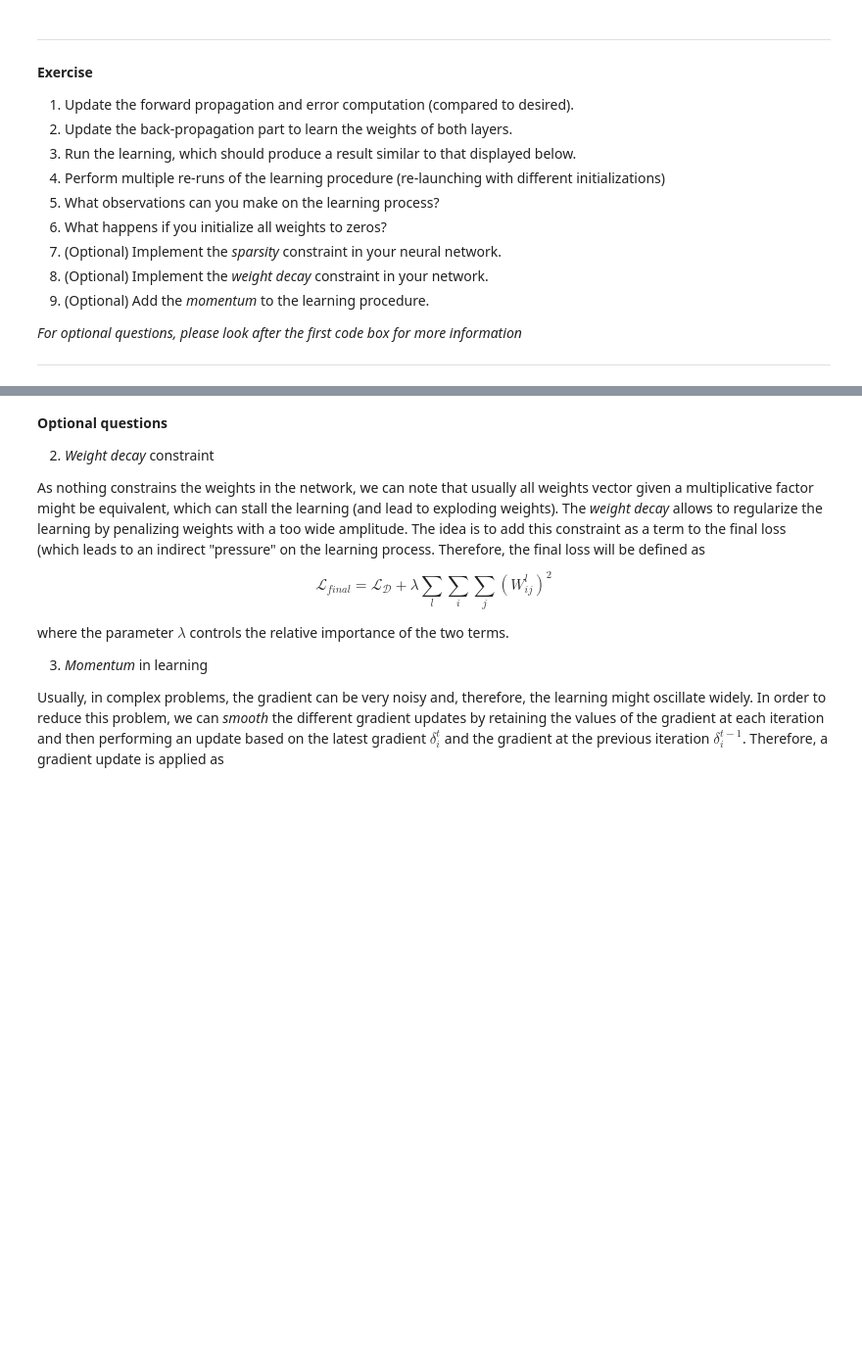
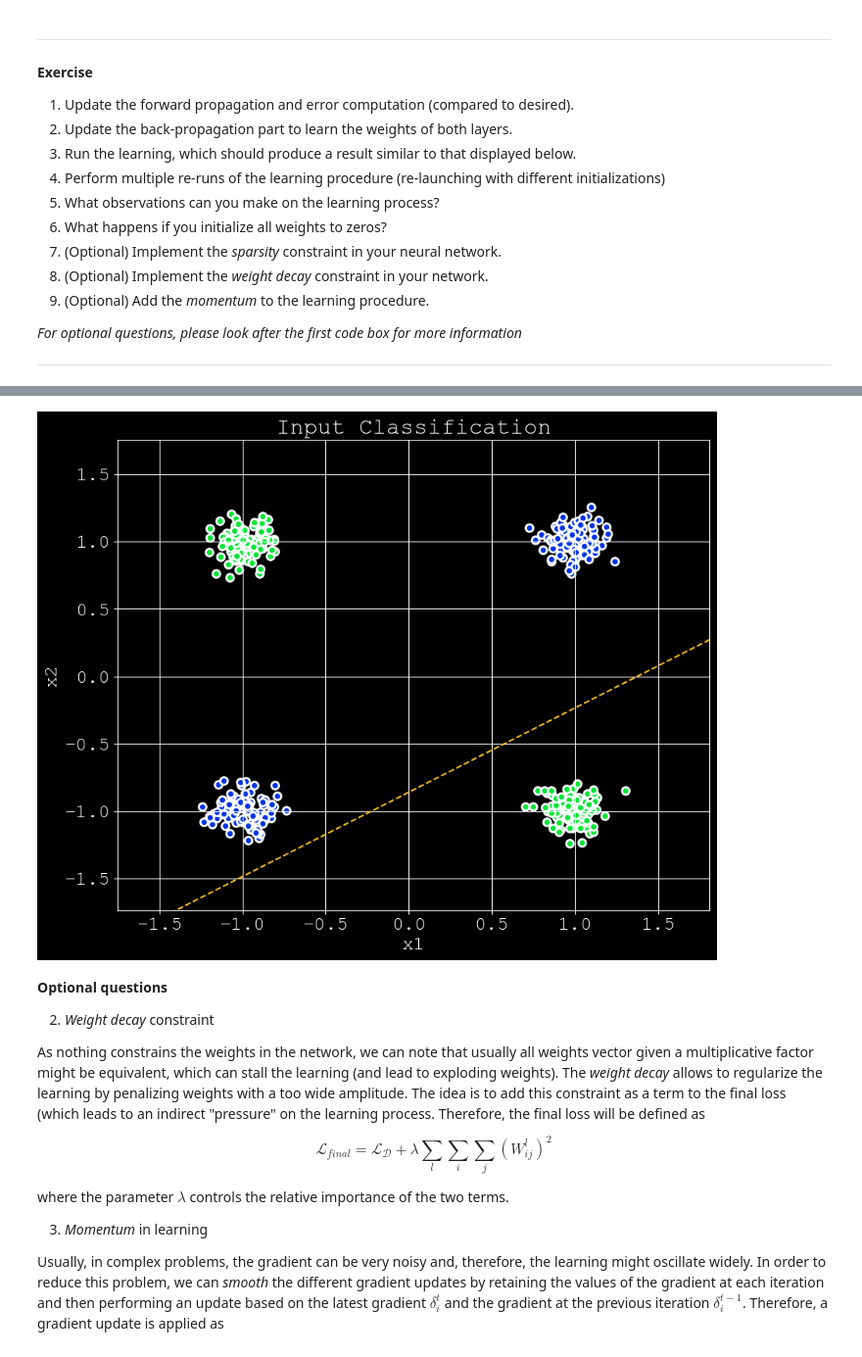
Before and after one commit to LouisLalay/atiam_ml, a Jupyter notebook: 02a_neural_networks.ipynb, the cells around one changed output, grey strips where cells are left out. Shown at 98% size. Saved outputs shown, nothing was run; the diff lists cells and outputs as text; code cells hidden in the pictures; blank space fills up the shorter version.

```diff
--- a/02a_neural_networks.ipynb
+++ b/02a_neural_networks.ipynb
@@ -257,0 +235,52 @@ Weights of the 2nd layer : [[-0.70214224 -0.36870897]]
+# %%
+def g(x):
+    return x>0
+def d_g(x):
+    return 1
+def L(delta):
+    return np.square(delta)
+def d_L(delta):
+    return 2*delta
+# %%
+# Weights of first and second layer
+eta = 0.001 # Learning rate
+weights1 = (np.random.randn(nHiddens, nInputs) - 0.5)      # 1st layer weights
+weights2 = (np.random.randn(nOutputs, nHiddens) - 0.5)     # 2nd layer weights
+bias1 = (np.random.randn(nHiddens, 1) - 0.5)               # 1st layer biases
+bias2 = (np.random.randn(nOutputs, 1) - 0.5)               # 2nd layer biases
+n_layers = 2
+W  = [weights1, weights2]           # List of weights for every layer
+B  = [bias1, bias2]                 # List of biases for every layer
+Z  = [0]*n_layers                   # List of weighted inputs
+dZ = [0]*n_layers                   # List of weighted inputs gradients dL/dZ
+A  = [out_patterns]+[0]*n_layers    # List of outputs
+# Here we could have defined a list of activation functions if the functions were different between the layers
+# First plot the patterns
+fig = plot_patterns(out_patterns, out_desired)
+# Iterate for a fixed number of iterations
+for epoch in range(200):
+    ### Forward pass - Weighted inputs and loss are calculated
+    for layer in range(n_layers):
+        Z[layer] = np.dot(W[layer],A[layer]+B[layer])
+        A[layer + 1] = g(Z[layer])
+    delta = out_desired - A[-1]
+    loss = np.sum(np.square(delta))
+    print(f"{epoch:02}. Loss : {loss} - W : {W[1]} - B : {B[1]}", end='\r')
+    if (epoch - 1 % 20)==0:
+        plot_boundary(np.concatenate((B[1], W[1]), axis=1), epoch, '--', fig)
+    if loss == 0:
+        break
+    ### Backpropagation
+    # We compute dL/dz[i] for each layer starting from the last layer.
+    dZ[-1] = - d_g(Z[-1])*d_L(delta)
+    for layer in range(n_layers-1, 0, -1):# (n_layers - 1) itterations
+        dZ[layer-1] = np.dot(np.transpose(W[layer]),dZ[layer])*d_g(Z[layer-1])
+    for layer in range(n_layers):
+        # We compute the loss' gradient for all samples, so we need to sum over the columns
+        dW = np.dot(dZ[layer],np.transpose(A[layer]))
+        dB = np.sum(dZ[layer], axis = 1,keepdims=True)
+        W[layer] -= eta*dW
+        B[layer] -= eta*dB
+    time.sleep(0.01)
+plot_boundary(np.concatenate((B[0], W[0]), axis=1), epoch, '-', fig)
+# %% [output]
@@ -258,3 +288,4 @@ Weights of the 2nd layer : [[-0.70214224 -0.36870897]]
+[figure, added]
 # %% [markdown]
 **Optional questions**
 
```
Also changed, not shown: parts of 6 cells of this notebook.
